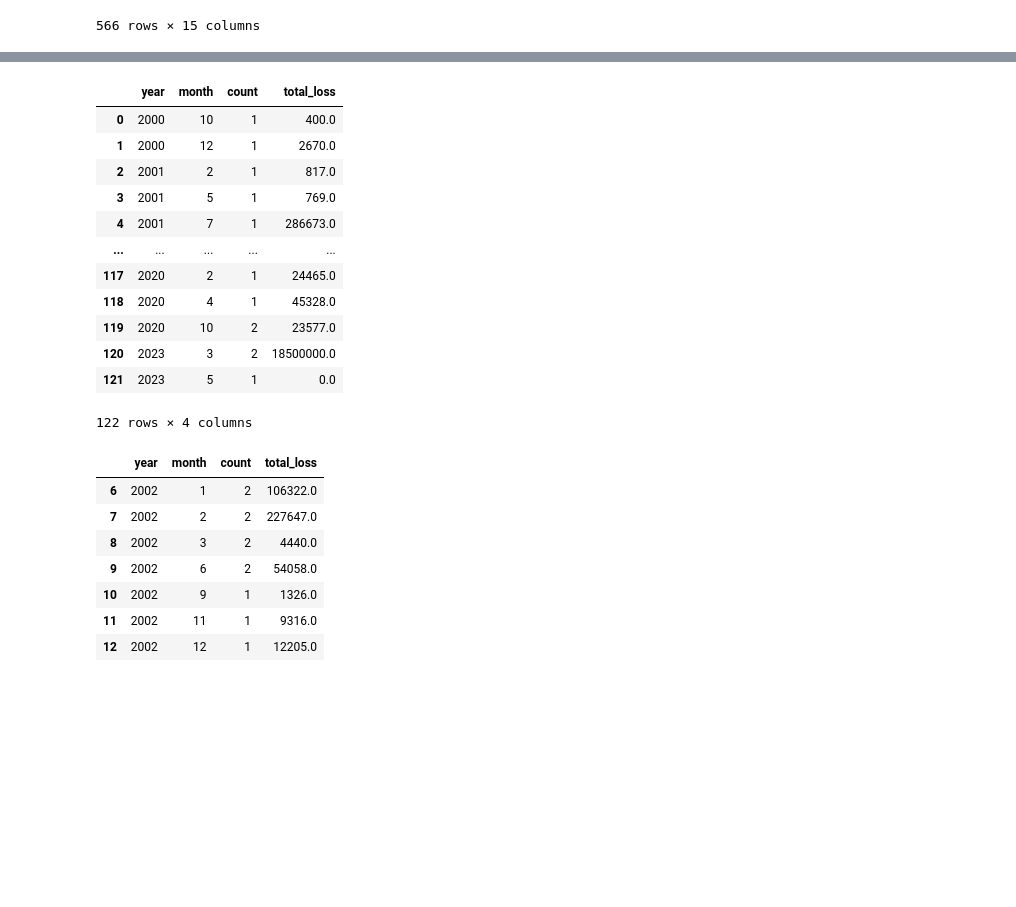
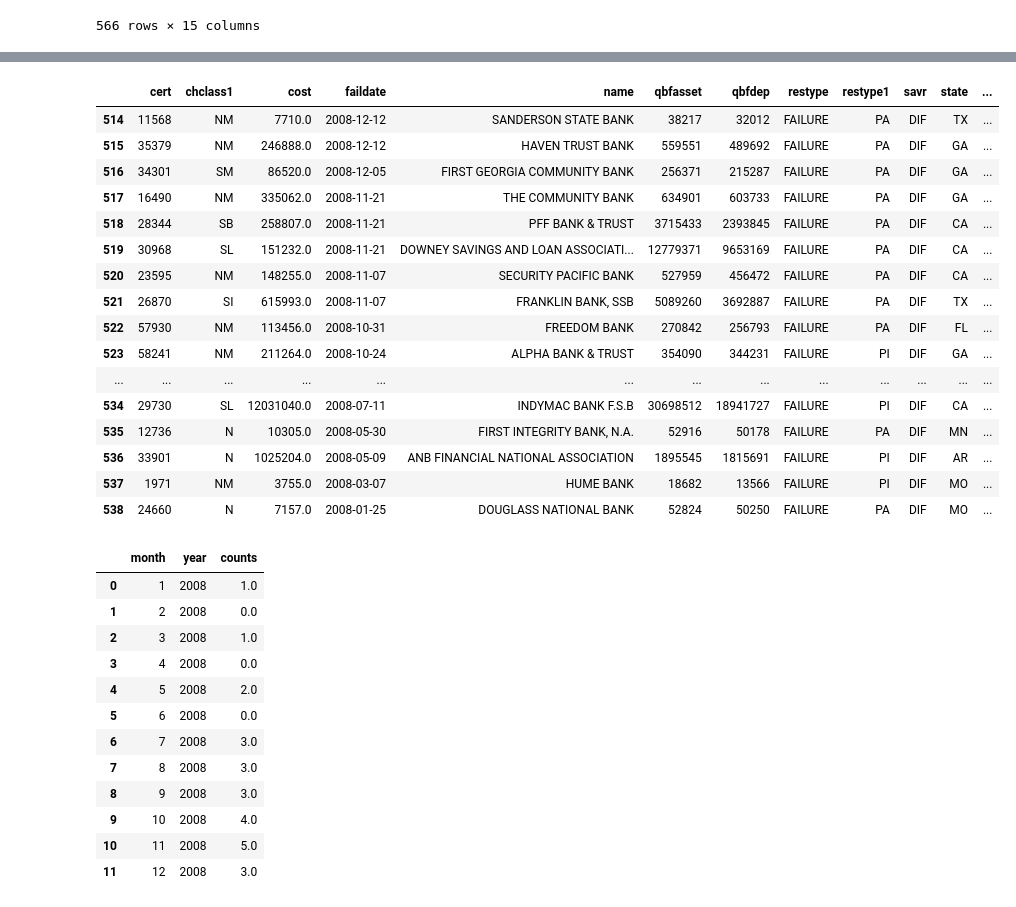
Before and after one commit to the-soham/failed-banks, a Jupyter notebook: failing_banks_support.ipynb, the cells around one changed output, grey strips where cells are left out. Cells and saved outputs as stored; diff of their text form; code cells hidden in the pictures; blank space fills up the shorter version.

```diff
--- a/failing_banks_support.ipynb
+++ b/failing_banks_support.ipynb
@@ -183,29 +116,42 @@ ndf2
-# %%
-merge_df = pd.merge(ndf,ndf2)
-merge_df
-# %% [output]
-|  | year | month | count | total_loss |
-| 0 | 2000 | 10 | 1 | 400.0 |
-| 1 | 2000 | 12 | 1 | 2670.0 |
-| 2 | 2001 | 2 | 1 | 817.0 |
-| 3 | 2001 | 5 | 1 | 769.0 |
-| 4 | 2001 | 7 | 1 | 286673.0 |
-| ... | ... | ... | ... | ... |
-| 117 | 2020 | 2 | 1 | 24465.0 |
-| 118 | 2020 | 4 | 1 | 45328.0 |
-| 119 | 2020 | 10 | 2 | 23577.0 |
-| 120 | 2023 | 3 | 2 | 18500000.0 |
-| 121 | 2023 | 5 | 1 | 0.0 |
-122 rows × 4 columns
-# %%
-merge_df = merge_df[merge_df['year']==2002]
-merge_df
-# %% [output]
-|  | year | month | count | total_loss |
-| 6 | 2002 | 1 | 2 | 106322.0 |
-| 7 | 2002 | 2 | 2 | 227647.0 |
-| 8 | 2002 | 3 | 2 | 4440.0 |
-| 9 | 2002 | 6 | 2 | 54058.0 |
-| 10 | 2002 | 9 | 1 | 1326.0 |
-| 11 | 2002 | 11 | 1 | 9316.0 |
-| 12 | 2002 | 12 | 1 | 12205.0 |
+# %%
+df_new = df[df['faildate'].dt.strftime('%Y') == '2008']
+df_new
+# %% [output]
+|  | cert | chclass1 | cost | faildate | name | qbfasset | qbfdep | restype | restype1 | savr | state | ... |
+| 514 | 11568 | NM | 7710.0 | 2008-12-12 | SANDERSON STATE BANK | 38217 | 32012 | FAILURE | PA | DIF | TX | ... |
+| 515 | 35379 | NM | 246888.0 | 2008-12-12 | HAVEN TRUST BANK | 559551 | 489692 | FAILURE | PA | DIF | GA | ... |
+| 516 | 34301 | SM | 86520.0 | 2008-12-05 | FIRST GEORGIA COMMUNITY BANK | 256371 | 215287 | FAILURE | PA | DIF | GA | ... |
+| 517 | 16490 | NM | 335062.0 | 2008-11-21 | THE COMMUNITY BANK | 634901 | 603733 | FAILURE | PA | DIF | GA | ... |
+| 518 | 28344 | SB | 258807.0 | 2008-11-21 | PFF BANK & TRUST | 3715433 | 2393845 | FAILURE | PA | DIF | CA | ... |
+| 519 | 30968 | SL | 151232.0 | 2008-11-21 | DOWNEY SAVINGS AND LOAN ASSOCIATI... | 12779371 | 9653169 | FAILURE | PA | DIF | CA | ... |
+| 520 | 23595 | NM | 148255.0 | 2008-11-07 | SECURITY PACIFIC BANK | 527959 | 456472 | FAILURE | PA | DIF | CA | ... |
+| 521 | 26870 | SI | 615993.0 | 2008-11-07 | FRANKLIN BANK, SSB | 5089260 | 3692887 | FAILURE | PA | DIF | TX | ... |
+| 522 | 57930 | NM | 113456.0 | 2008-10-31 | FREEDOM BANK | 270842 | 256793 | FAILURE | PA | DIF | FL | ... |
+| 523 | 58241 | NM | 211264.0 | 2008-10-24 | ALPHA BANK & TRUST | 354090 | 344231 | FAILURE | PI | DIF | GA | ... |
+| ... | ... | ... | ... | ... | ... | ... | ... | ... | ... | ... | ... | ... |
+| 534 | 29730 | SL | 12031040.0 | 2008-07-11 | INDYMAC BANK F.S.B | 30698512 | 18941727 | FAILURE | PI | DIF | CA | ... |
+| 535 | 12736 | N | 10305.0 | 2008-05-30 | FIRST INTEGRITY BANK, N.A. | 52916 | 50178 | FAILURE | PA | DIF | MN | ... |
+| 536 | 33901 | N | 1025204.0 | 2008-05-09 | ANB FINANCIAL NATIONAL ASSOCIATION | 1895545 | 1815691 | FAILURE | PI | DIF | AR | ... |
+| 537 | 1971 | NM | 3755.0 | 2008-03-07 | HUME BANK | 18682 | 13566 | FAILURE | PI | DIF | MO | ... |
+| 538 | 24660 | N | 7157.0 | 2008-01-25 | DOUGLASS NATIONAL BANK | 52824 | 50250 | FAILURE | PA | DIF | MO | ... |
+# %%
+df_1 = df_new.groupby(['year','month'])['month'].count().reset_index(name='counts')
+df_1 = df_1.set_index('month')
+df_1 = df_1.reindex(np.arange(1, 13)).fillna(0.0)
+df_1['year'] = '2008'
+df_1 = df_1.reset_index()
+df_1
+# %% [output]
+|  | month | year | counts |
+| 0 | 1 | 2008 | 1.0 |
+| 1 | 2 | 2008 | 0.0 |
+| 2 | 3 | 2008 | 1.0 |
+| 3 | 4 | 2008 | 0.0 |
+| 4 | 5 | 2008 | 2.0 |
+| 5 | 6 | 2008 | 0.0 |
+| 6 | 7 | 2008 | 3.0 |
+| 7 | 8 | 2008 | 3.0 |
+| 8 | 9 | 2008 | 3.0 |
+| 9 | 10 | 2008 | 4.0 |
+| 10 | 11 | 2008 | 5.0 |
+| 11 | 12 | 2008 | 3.0 |
```
Also changed, not shown: parts of 11 cells of this notebook, 1 other file.
